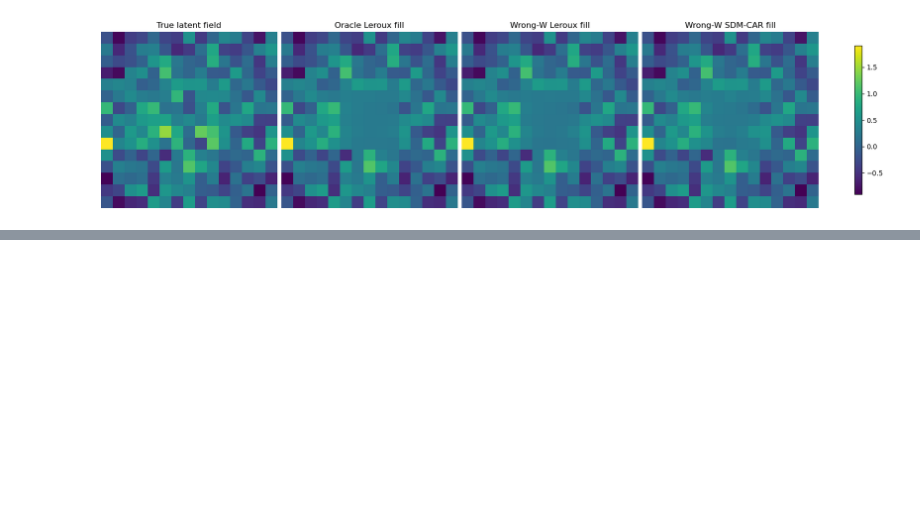
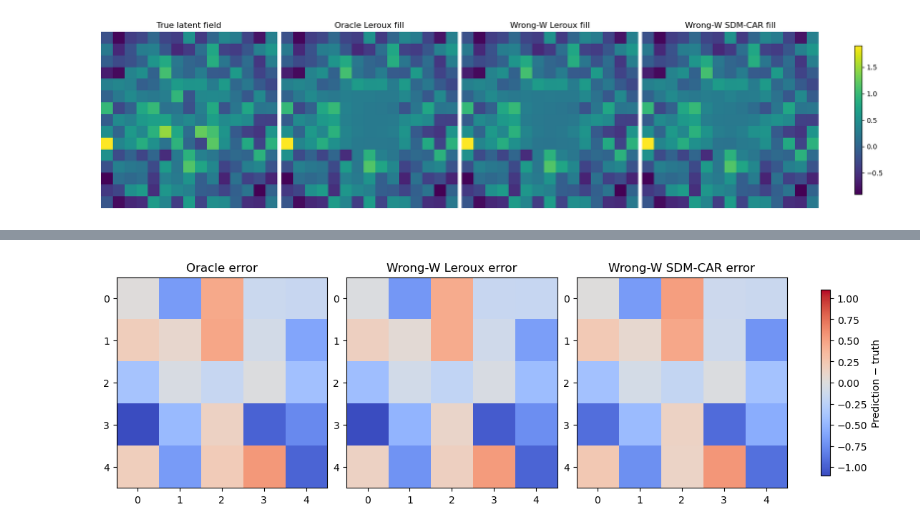
Before and after one commit to dahlp94/sdm-car, a Jupyter notebook: examples/w_misspecification_sdmcar.ipynb, the cells around one changed output, grey strips where cells are left out. Drawn from its saved outputs; the diff is of its cells as text; code cells hidden in the pictures; blank space fills up the shorter version.

Commit message:
Add error maps

```diff
--- a/examples/w_misspecification_sdmcar.ipynb
+++ b/examples/w_misspecification_sdmcar.ipynb
@@ -675,0 +933,75 @@ plt.show()
+# %%
+error_maps = [
+    (
+        oracle_pred
+        - eta_true[test_mask]
+    ).reshape(
+        HOLDOUT_SIDE,
+        HOLDOUT_SIDE,
+    ),
+    (
+        wrong_leroux_pred
+        - eta_true[test_mask]
+    ).reshape(
+        HOLDOUT_SIDE,
+        HOLDOUT_SIDE,
+    ),
+    (
+        wrong_sdm_pred
+        - eta_true[test_mask]
+    ).reshape(
+        HOLDOUT_SIDE,
+        HOLDOUT_SIDE,
+    ),
+]
+
+error_titles = [
+    "Oracle error",
+    "Wrong-W Leroux error",
+    "Wrong-W SDM-CAR error",
+]
+
+error_limit = max(
+    np.abs(error).max()
+    for error in error_maps
+)
+
+fig, axes = plt.subplots(
+    1,
+    3,
+    figsize=(11, 3.5),
+    constrained_layout=True,
+)
+
+for ax, error, title in zip(
+    axes,
+    error_maps,
+    error_titles,
+):
+    image = ax.imshow(
+        error,
+        vmin=-error_limit,
+        vmax=error_limit,
+        cmap="coolwarm",
+    )
+
+    ax.set_title(title)
+
+    ax.set_xticks(
+        range(HOLDOUT_SIDE)
+    )
+
+    ax.set_yticks(
+        range(HOLDOUT_SIDE)
+    )
+
+fig.colorbar(
+    image,
+    ax=axes,
+    shrink=0.8,
+    label="Prediction − truth",
+)
+
+plt.show()
+# %% [output]
+[figure, added]
```
Also changed, not shown: parts of 6 cells of this notebook.
